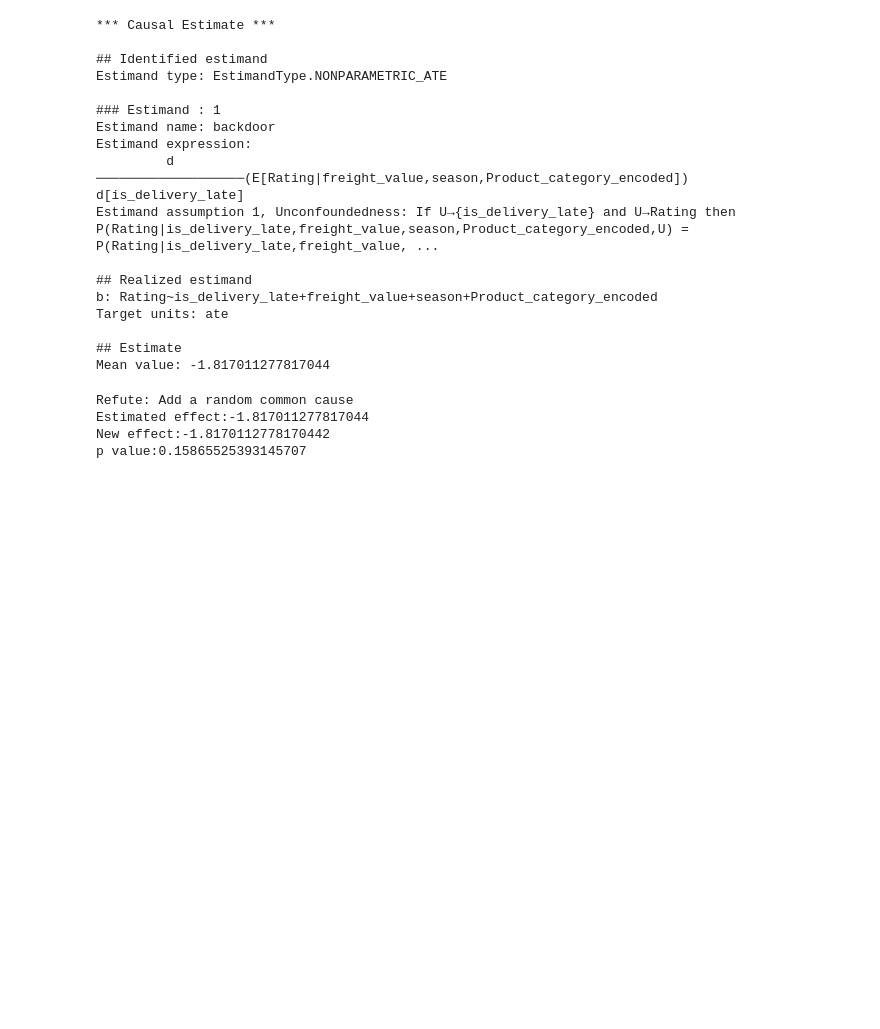
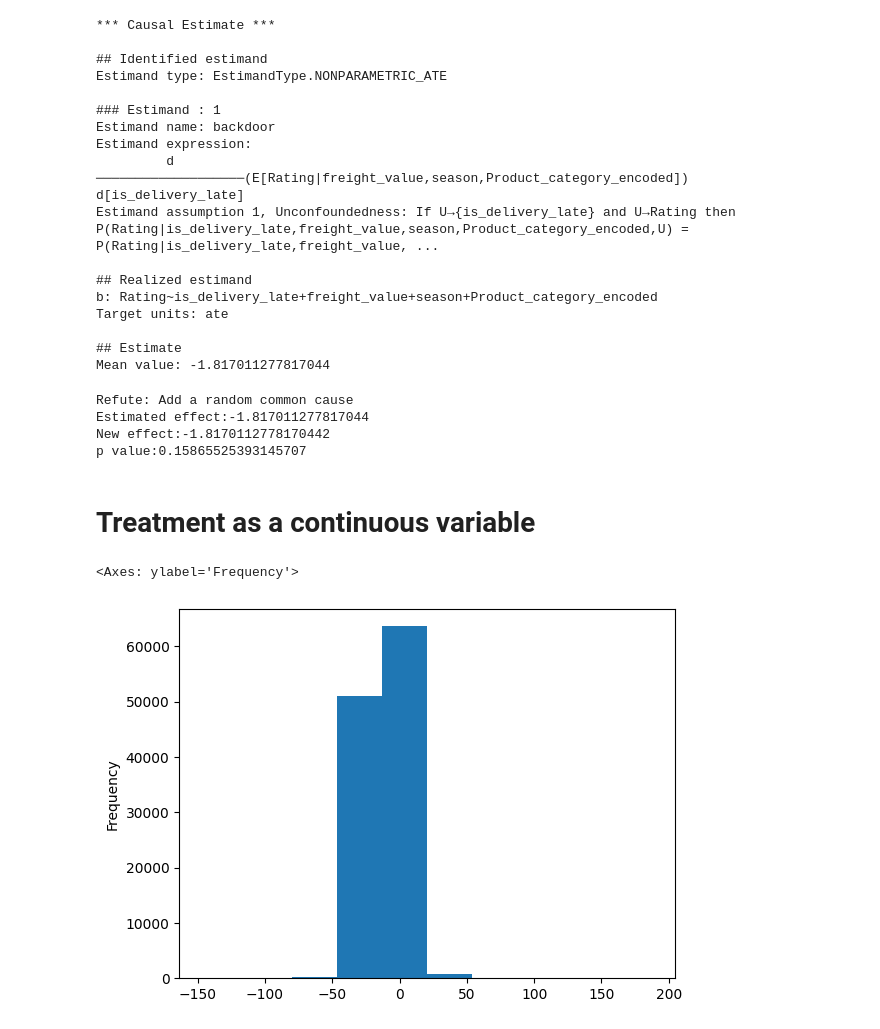
Before and after one commit to juanpi19/causal-inference-marketplace, a Jupyter notebook: notebooks/model-development.ipynb, the cells around one changed output. Drawn from its saved outputs; the diff is of its cells as text; code cells hidden in the pictures; blank space fills up the shorter version.

```diff
--- a/notebooks/model-development.ipynb
+++ b/notebooks/model-development.ipynb
@@ -29,7 +31,7 @@ df['Product_price'] = df['revenue'] + df['freight_value']
 df['Product_weight_kg'] = df['Product_weight_kg'].fillna(df['Product_weight_kg'].mean())
 df['distance_km'] = df['distance_km'].fillna(df['distance_km'].mean())
 df['Product_size'] = df['Product_size'].fillna(df['Product_size'].mean())
-df['customer_avg_score'] = df['customer_avg_score'].fillna(df['customer_avg_score'].mean())
+# df['customer_avg_score'] = df['customer_avg_score'].fillna(df['customer_avg_score'].mean())
 df['No_photos'] = df['No_photos'].fillna(df['No_photos'].mean())
 df['Product_price'] = df['Product_price'].fillna(df['Product_price'].mean())
 df['freight_value'] = df['freight_value'].fillna(df['freight_value'].mean())
@@ -191,3 +216,10 @@ Refute: Add a random common cause
 Estimated effect:-1.817011277817044
 New effect:-1.8170112778170442
 p value:0.15865525393145707
+# %% [markdown]
+# Treatment as a continuous variable
+# %%
+df['late_delivery_in_days'].plot(kind='hist')
+# %% [output]
+<Axes: ylabel='Frequency'>
+[figure, added]
```
Also changed, not shown: parts of 15 cells of this notebook, 4 other files.
